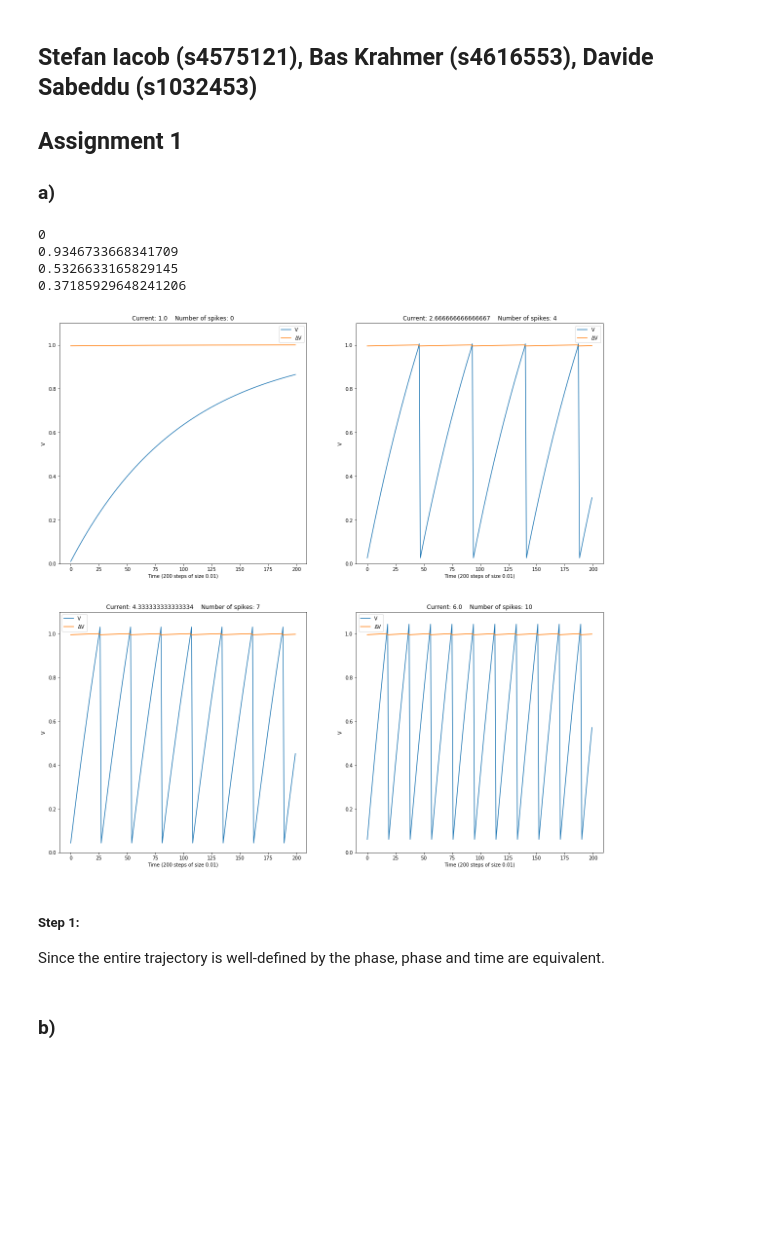
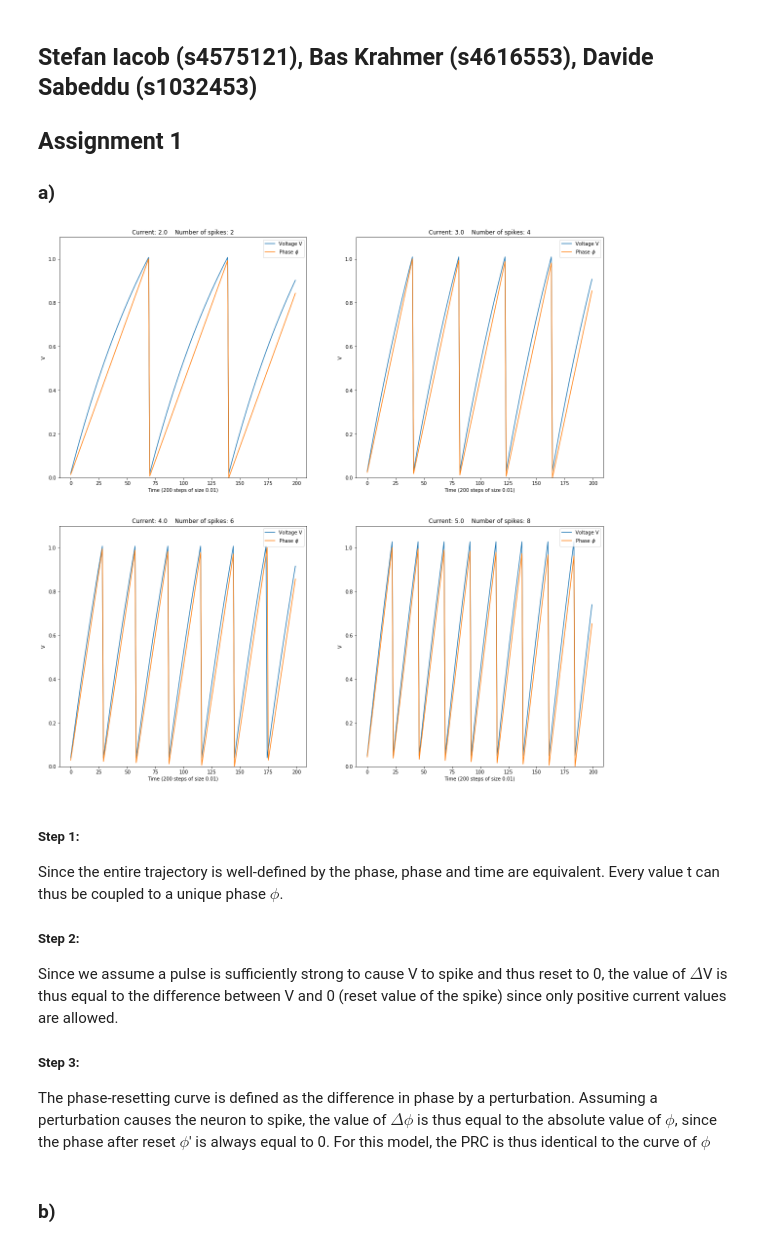
Before and after one commit to StefanIacob/CN_homework, a Jupyter notebook: Week_4/Week 4.ipynb, the cells around one changed output. Cells and saved outputs as stored; diff of their text form; code cells hidden in the pictures; blank space fills up the shorter version.

```diff
--- a/Week_4/Week 4.ipynb
+++ b/Week_4/Week 4.ipynb
@@ -12,23 +12,16 @@ import math
 ## Assignment 1
 ### a)
 # %%
-def V_prime(tau, I, V):
+def f_V_prime(tau, I, V):
     return (I-V)/tau
 
-def mod_euler(func, h, tau, t, V, I, spikes, pulse, pulse_voltage = 100):
+def mod_euler(func, h, tau, t, V, I, spikes, pulse):
 
-    if pulse:
-        I += pulse_voltage
-
-    if (V>=1):
+    if (V>=1 or pulse):
         V = 0
         spikes += 1
 
     V_approx = V + h * func(tau, I, V)
-
-    if V_approx>=1:
-        V_approx=0
-
     V_next = V + 0.5 * h * (func(tau, I, V) + func(tau, I, V_approx))
     t_next = t + h
     return t_next, V_next, spikes
@@ -48,16 +41,20 @@ step_size, nr_steps, nr_pulses = 0.01, 200, 0
 pulse = False
 x_lim = (0, nr_steps*step_size)
 V_vals = np.zeros((nr_plots, nr_steps))
-t_vals =np.zeros((nr_plots, nr_steps))
+t_vals = np.zeros((nr_plots, nr_steps))
 delta_V_vals = np.zeros((nr_plots, nr_steps))
 delta_phi_vals = np.zeros((nr_plots, nr_steps))
+phase_vals = np.zeros((nr_plots, nr_steps))
+T = np.zeros(nr_plots)
 
 # For current values
-for i, I in enumerate(np.linspace(1, 6, nr_plots)):
+for i, I in enumerate(np.linspace(2, 5, nr_plots)):
 
     # Reset variables
     spikes, tau, t, V = 0, 1, 0, 0
-    t_first_spike = 0
+    t_old = 0
+    first_spike = True
+
 
     # For each step
     for j in range(nr_steps):
@@ -70,51 +67,66 @@ for i, I in enumerate(np.linspace(1, 6, nr_plots)):
         _, V_pulse, _ = mod_euler(f_V_prime, step_size, tau, t, V, I, spikes, True)
 
         # Compute actual V
-        t, V_new, spikes = mod_euler(f_V_prime, step_size, tau, t, V, I, spikes, False)
+        t, V_new, spikes_new = mod_euler(f_V_prime, step_size, tau, t, V, I, spikes, pulse)
 
+        # Compute difference
         delta_V = np.abs(V_new-V_pulse)
 
+        # Compare with actual configuration
         if pulse:
             V = V_pulse
         else:
             V = V_new
 
+        # Update values
         V = V_new
         V_vals[i,j] = V
         t_vals[i,j] = t
         delta_V_vals[i,j] = delta_V
 
-        if spikes == 1:
-            t_first_spike = np.linspace(0, nr_steps*step_size, nr_steps)[j]
+        # Determine cycle time
+        if spikes_new > spikes:
+            T[i] += (t - t_old)
+            spikes = spikes_new
+            t_old = t
 
-
+        # Plot any pulse(s) as red line(s)
         if pulse:
             ax[int(p_i/2), p_i%2].axvline(j, color='r', linewidth=5, label='pulse')
 
-    print(t_first_spike)
+    # Determine time of one cycle
+    T[i] = T[i]/spikes
 
-#     delta_phi_vals[i] =
-    delta_V_vals[i] /= delta_V_vals[i].max()
+    # Compute the phase and normalize
+    phase_vals[i] = t_vals[i] % T[i]
+    phase_vals[i] -= phase_vals[i].min()
+    phase_vals[i] /= phase_vals[i].max()
 
 
-    ax[int(p_i/2), p_i%2].plot(V_vals[i], label='V')
-    ax[int(p_i/2), p_i%2].plot(delta_V_vals[i], label='$\Delta$V')
+    # Normalize delta V between 0 and 1
+#     delta_V_vals[i] -= delta_V_vals[i].min()
+#     delta_V_vals[i] /= delta_V_vals[i].max()
+
+
+    ax[int(p_i/2), p_i%2].plot(V_vals[i], label='Voltage V')
+#     ax[int(p_i/2), p_i%2].plot(delta_V_vals[i], label='$\Delta$V (pulse voltage ' + str(pulse_voltage) + ')')
+    ax[int(p_i/2), p_i%2].plot(phase_vals[i], label='Phase $\phi$')
     ax[int(p_i/2), p_i%2].legend()
     ax[int(p_i/2), p_i%2].set_xlabel('Time (' + str(nr_steps) + ' steps of size ' + str(step_size) + ')')
     ax[int(p_i/2), p_i%2].set_ylabel('V')
     ax[int(p_i/2), p_i%2].set_ylim((0, 1.1))
     ax[int(p_i/2), p_i%2].set_title('Current: ' + str(I) + '    Number of spikes: ' + str(spikes))
 
     p_i += 1
 # %% [output]
-0
-0.9346733668341709
-0.5326633165829145
-0.37185929648241206
-[figure, old version]
+[figure, new version]
-# %% [markdown]
-##### Step 1:
-Since the entire trajectory is well-defined by the phase, phase and time are equivalent.
+# %% [markdown]
+##### Step 1:
+Since the entire trajectory is well-defined by the phase, phase and time are equivalent. Every value t can thus be coupled to a unique phase $\phi$.
+##### Step 2:
+Since we assume a pulse is sufficiently strong to cause V to spike and thus reset to 0, the value of $\Delta$V is thus equal to the difference between V and 0 (reset value of the spike) since only positive current values are allowed.
+##### Step 3:
+The phase-resetting curve is defined as the difference in phase by a perturbation. Assuming a perturbation causes the neuron to spike, the value of $\Delta\phi$ is thus equal to the absolute value of $\phi$, since the phase after reset $\phi$' is always equal to 0. For this model, the PRC is thus identical to the curve of $\phi$
 # %% [markdown]
 ### b)
 # %%
```
